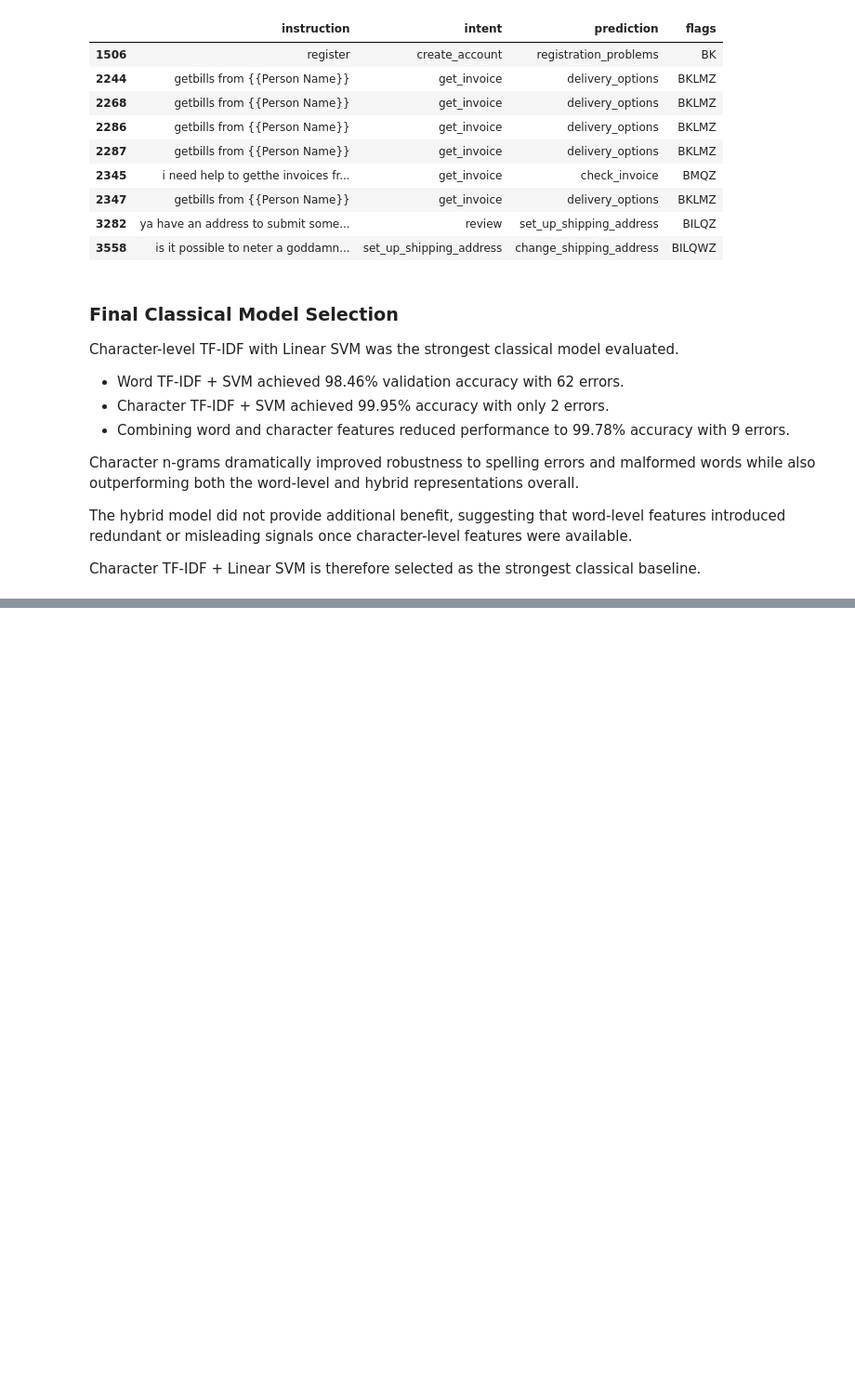
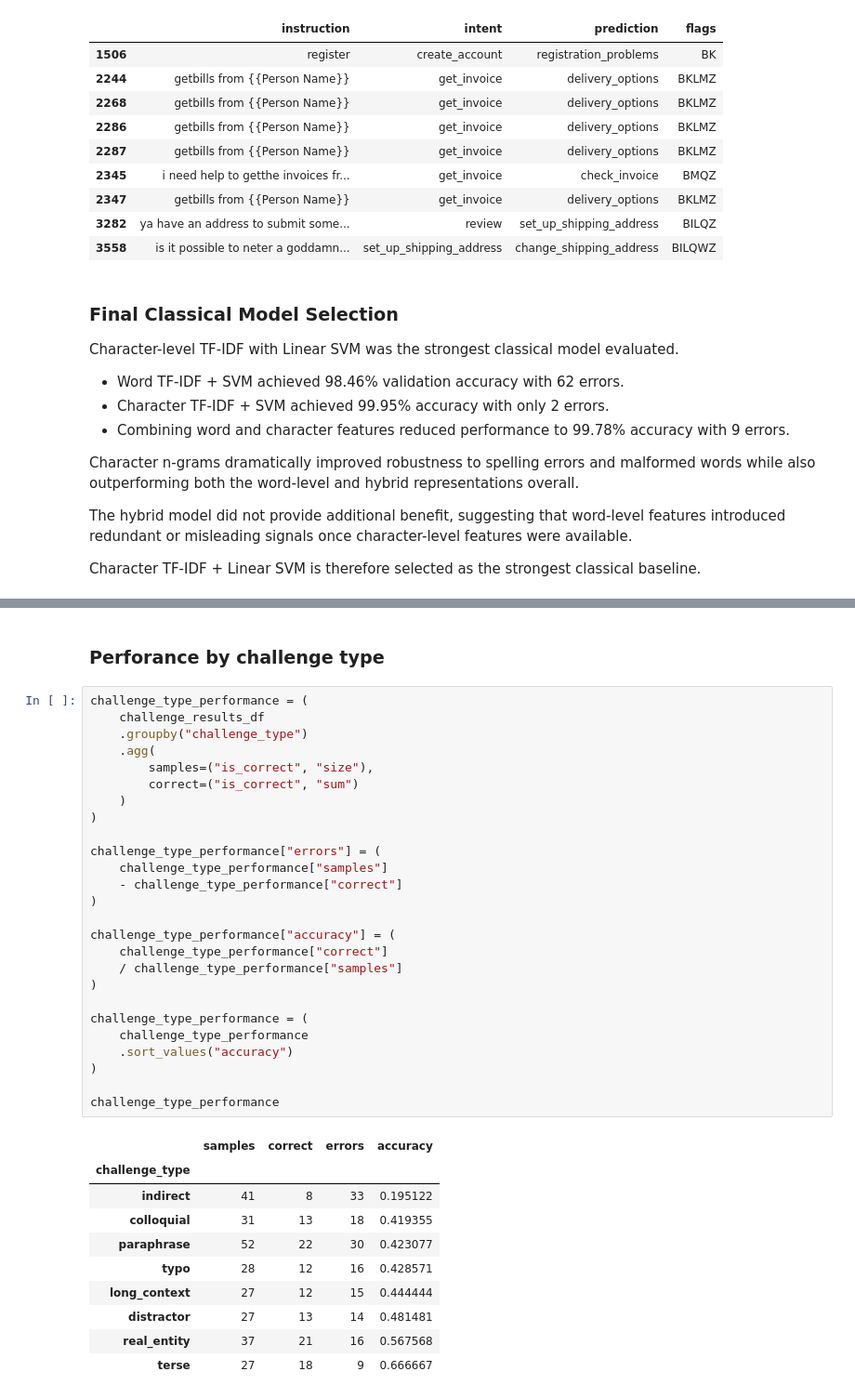
Before and after one commit to ribhupramanik/ResolveAI, a Jupyter notebook: notebooks/02_baseline_models.ipynb, the cells around one changed output, grey strips where cells are left out. Shown at 93% size. Drawn from its saved outputs; the diff is of its cells as text; blank space fills up the shorter version.

```diff
--- a/notebooks/02_baseline_models.ipynb
+++ b/notebooks/02_baseline_models.ipynb
@@ -1631,0 +1764,39 @@ classical baseline.
+# %% [markdown]
+### Perforance by challenge type
+# %%
+challenge_type_performance = (
+    challenge_results_df
+    .groupby("challenge_type")
+    .agg(
+        samples=("is_correct", "size"),
+        correct=("is_correct", "sum")
+    )
+)
+
+challenge_type_performance["errors"] = (
+    challenge_type_performance["samples"]
+    - challenge_type_performance["correct"]
+)
+
+challenge_type_performance["accuracy"] = (
+    challenge_type_performance["correct"]
+    / challenge_type_performance["samples"]
+)
+
+challenge_type_performance = (
+    challenge_type_performance
+    .sort_values("accuracy")
+)
+
+challenge_type_performance
+# %% [output]
+|  | samples | correct | errors | accuracy |
+| challenge_type |  |  |  |  |
+| indirect | 41 | 8 | 33 | 0.195122 |
+| colloquial | 31 | 13 | 18 | 0.419355 |
+| paraphrase | 52 | 22 | 30 | 0.423077 |
+| typo | 28 | 12 | 16 | 0.428571 |
+| long_context | 27 | 12 | 15 | 0.444444 |
+| distractor | 27 | 13 | 14 | 0.481481 |
+| real_entity | 37 | 21 | 16 | 0.567568 |
+| terse | 27 | 18 | 9 | 0.666667 |
```
Also changed, not shown: parts of 10 cells of this notebook.
